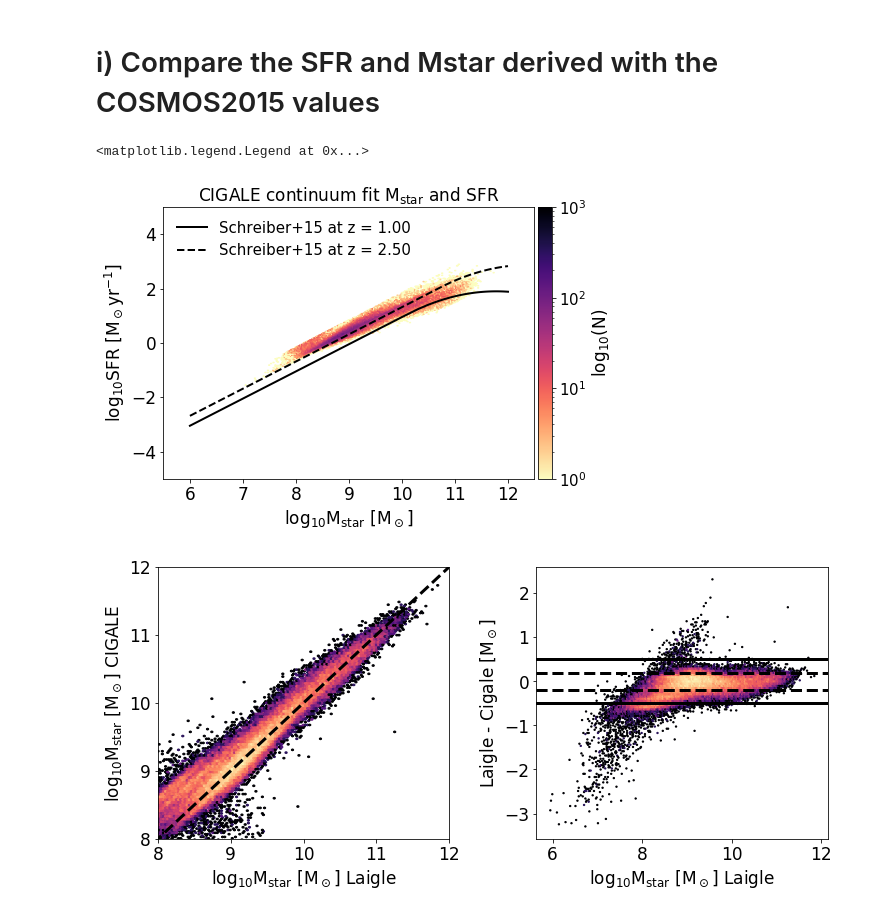
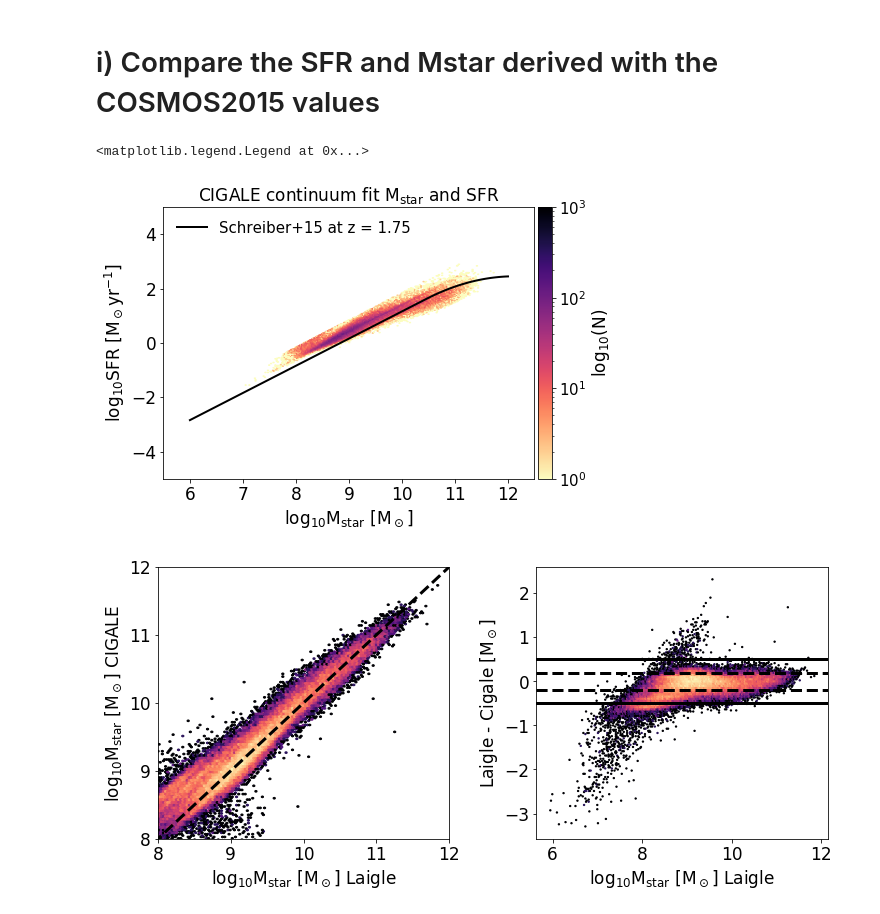
Before and after one commit to Jurgenvilla/MOONS, a Jupyter notebook: COSMOS2015_File_to_CIGALE-format.ipynb, the cells around one changed output. Drawn from its saved outputs; the diff is of its cells as text; code cells hidden in the pictures.

```diff
--- a/COSMOS2015_File_to_CIGALE-format.ipynb
+++ b/COSMOS2015_File_to_CIGALE-format.ipynb
@@ -674,28 +674,30 @@ data_redshift_1_2 = Table.read('/Users/lam/Desktop/MOONS/MOONS_2021/Laigle_all/'
 # %%
 plt.figure(figsize=(7,5))
 
 plt.hexbin(np.log10(redshift_1_2['bayes.stellar.m_star']), np.log10(redshift_1_2['bayes.sfh.sfr']),
            gridsize = 200, bins = 'log', mincnt = 1, cmap = 'magma_r')
-plt.plot(np.log10(M_star), MS(1.0,M_star), linestyle = '-', linewidth = 2.0,\
-         c = 'k', label = 'Schreiber+15 at z = %.2f'%1.0)
-plt.plot(np.log10(M_star), MS(2.5,M_star), linestyle = '--', linewidth = 2.0,\
-         c = 'k', label = 'Schreiber+15 at z = %.2f'%2.5)
+# plt.plot(np.log10(M_star), MS(1.0,M_star), linestyle = '-', linewidth = 2.0,\
+#          c = 'k', label = 'Schreiber+15 at z = %.2f'%1.0)
+# plt.plot(np.log10(M_star), MS(2.5,M_star), linestyle = '--', linewidth = 2.0,\
+#          c = 'k', label = 'Schreiber+15 at z = %.2f'%2.5)
+plt.plot(np.log10(M_star), MS(1.75,M_star), linestyle = '-', linewidth = 2.0,\
+         c = 'k', label = 'Schreiber+15 at z = %.2f'%1.75)
 
 cb = plt.colorbar(fraction = 0.04, pad = 0.01)
 cb.set_label(label = r'$\log_{10}$(N)', size = 17) # Number of points inside each bin / gridsize = 200
 cb.ax.tick_params(labelsize = 15)
 plt.clim(1e0, 1e3)
 
 plt.xlim(5.5, 12.5)
 plt.ylim(-5, 5)
 plt.xlabel(r'$\log_{10} \mathrm{M_{star}}~\mathrm{[M_\odot]}$', fontsize = 17)
 plt.ylabel(r'$\log_{10} \mathrm{SFR}~\mathrm{[M_\odot yr^{-1}]}$', fontsize = 17)
 plt.title(r'CIGALE continuum fit M$_\mathrm{star}$ and SFR', fontsize = 17)
 plt.tick_params(axis = 'both', which = 'major', labelsize = 17)
 plt.legend(frameon = False, prop = {'size': 15}, markerscale = 2, loc = 'upper left')
 # %% [output]
 <matplotlib.legend.Legend at 0x...>
-[figure, old version]
+[figure, new version]
 # %%
 mass_lines = np.linspace(7, 13, 100)
 sfr_lines  = np.linspace(-4, 4, 100)
```
Also changed, not shown: parts of 11 cells of this notebook.
